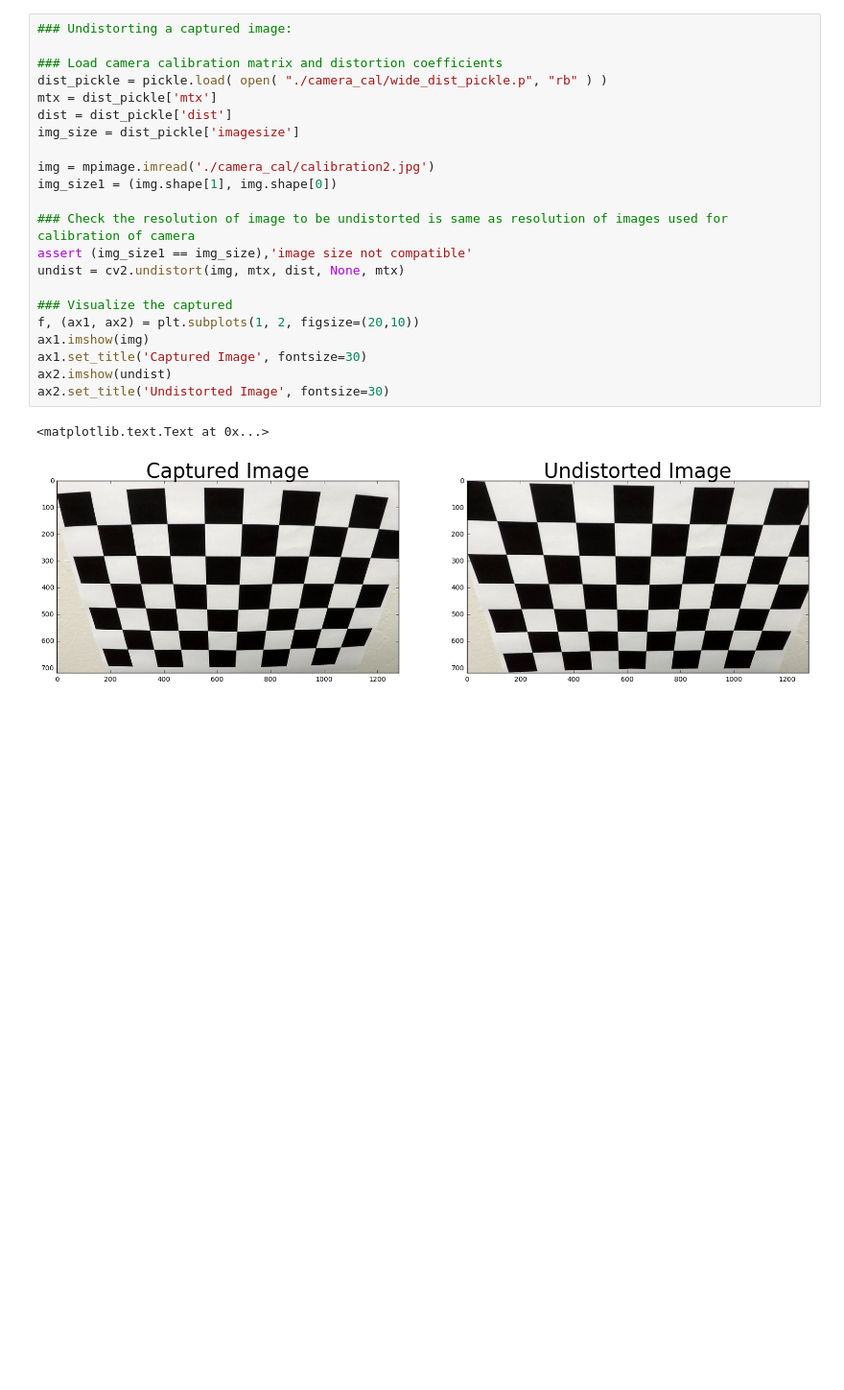
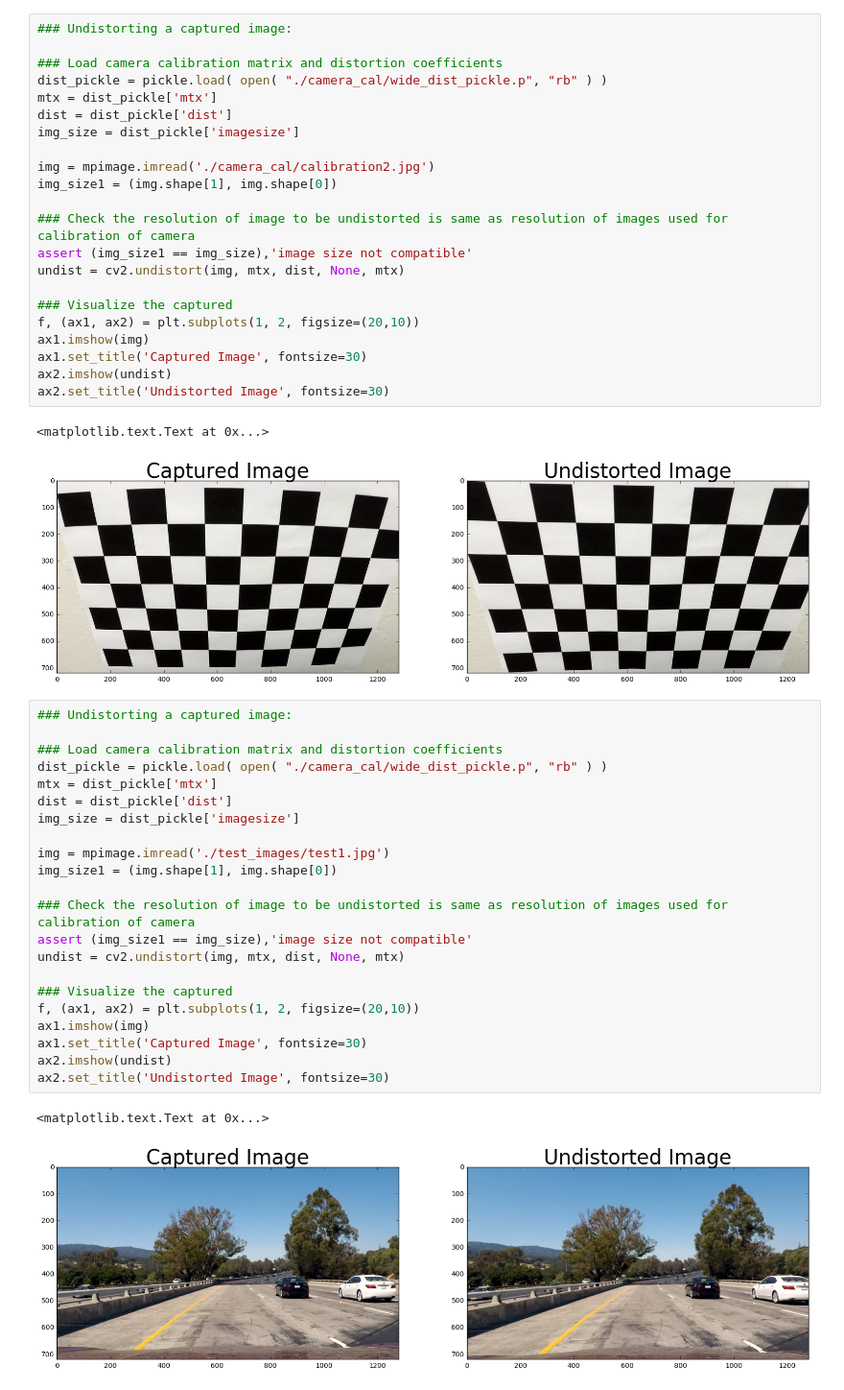
Before and after one commit to ganeshsetty/CarND-Advanced-Lane-Lines, a Jupyter notebook: undistort_camera.ipynb, the cells around one changed output. Shown at 96% size. Drawn from its saved outputs; the diff is of its cells as text; blank space fills up the shorter version.

Commit message:
Added code to undistort test image

```diff
--- a/undistort_camera.ipynb
+++ b/undistort_camera.ipynb
@@ -148,3 +149,28 @@ ax2.set_title('Undistorted Image', fontsize=30)
 # %% [output]
 <matplotlib.text.Text at 0x...>
 [figure]
+# %%
+### Undistorting a captured image:
+
+### Load camera calibration matrix and distortion coefficients
+dist_pickle = pickle.load( open( "./camera_cal/wide_dist_pickle.p", "rb" ) )
+mtx = dist_pickle['mtx']
+dist = dist_pickle['dist']
+img_size = dist_pickle['imagesize']
+
+img = mpimage.imread('./test_images/test1.jpg')
+img_size1 = (img.shape[1], img.shape[0])
+
+### Check the resolution of image to be undistorted is same as resolution of images used for calibration of camera
+assert (img_size1 == img_size),'image size not compatible'
+undist = cv2.undistort(img, mtx, dist, None, mtx)
+
+### Visualize the captured
+f, (ax1, ax2) = plt.subplots(1, 2, figsize=(20,10))
+ax1.imshow(img)
+ax1.set_title('Captured Image', fontsize=30)
+ax2.imshow(undist)
+ax2.set_title('Undistorted Image', fontsize=30)
+# %% [output]
+<matplotlib.text.Text at 0x...>
+[figure, added]
```
Also changed, not shown: parts of 1 cell of this notebook.
